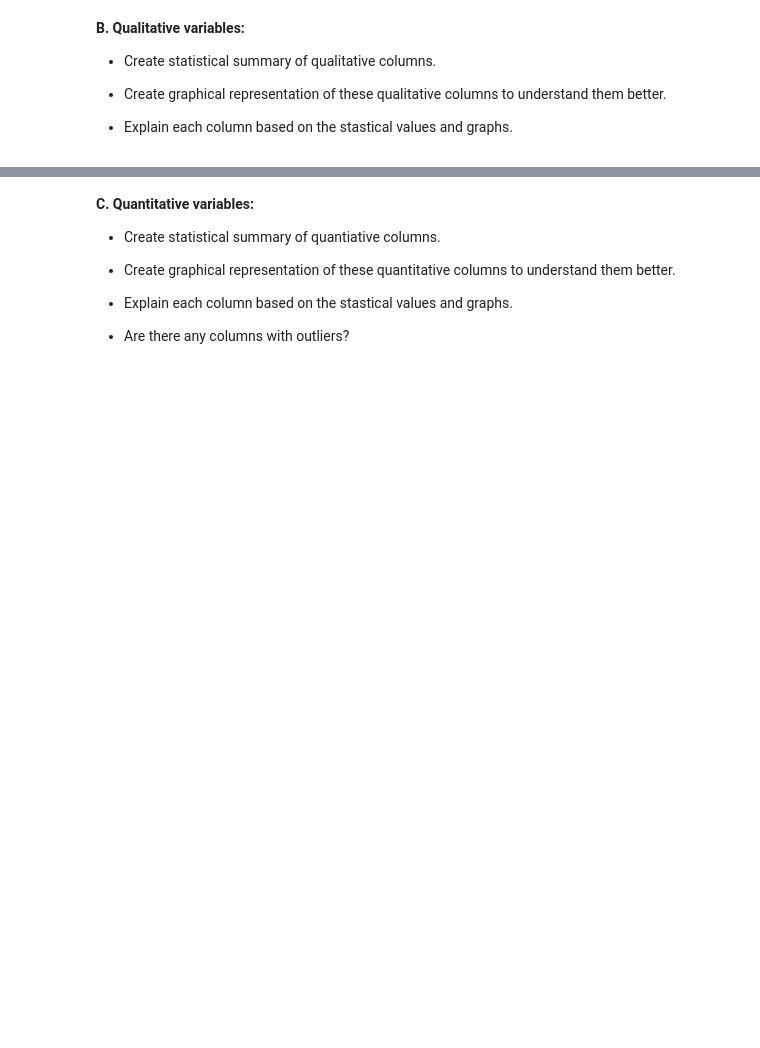
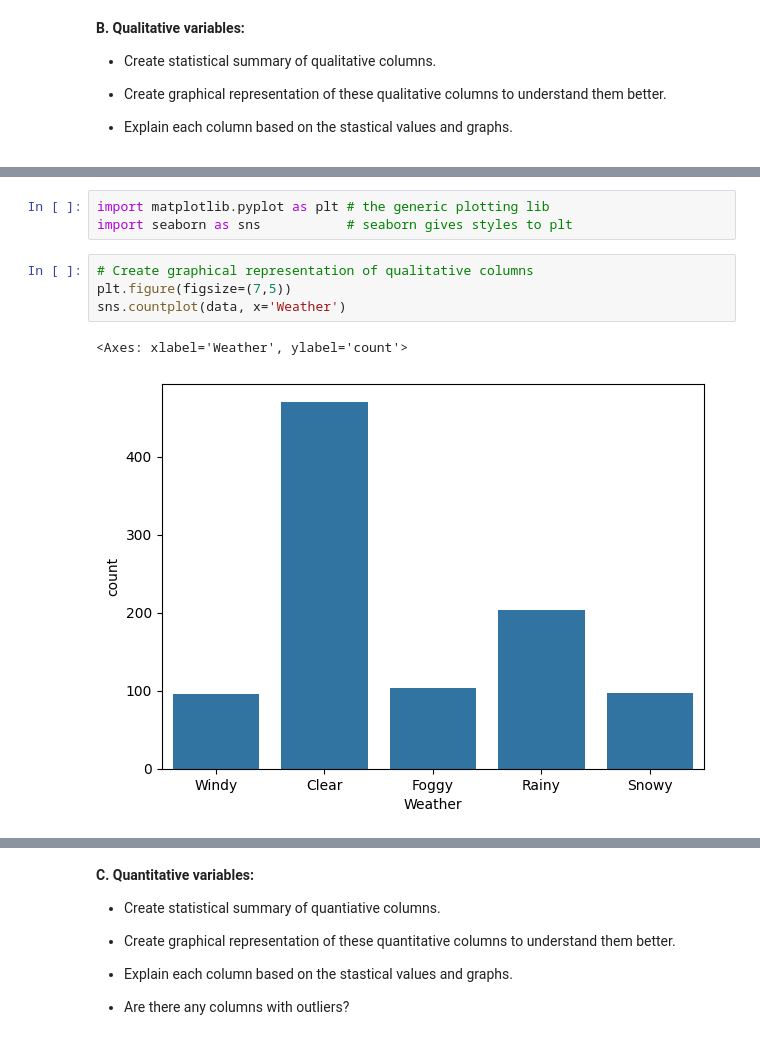
Before and after one commit to LaimengEung/inf-604-data-analysis-i-repo, a Jupyter notebook: Copy_of_Lab2_Univariate_Analysis.ipynb, the cells around one changed output, grey strips where cells are left out. Drawn from its saved outputs; the diff is of its cells as text; blank space fills up the shorter version.

```diff
--- a/Copy_of_Lab2_Univariate_Analysis.ipynb
+++ b/Copy_of_Lab2_Univariate_Analysis.ipynb
@@ -93,0 +115,10 @@ for var in
+# %%
+import matplotlib.pyplot as plt # the generic plotting lib
+import seaborn as sns           # seaborn gives styles to plt
+# %%
+# Create graphical representation of qualitative columns
+plt.figure(figsize=(7,5))
+sns.countplot(data, x='Weather')
+# %% [output]
+<Axes: xlabel='Weather', ylabel='count'>
+[figure, added]
```
Also changed, not shown: parts of 13 cells of this notebook, 1 other file.
